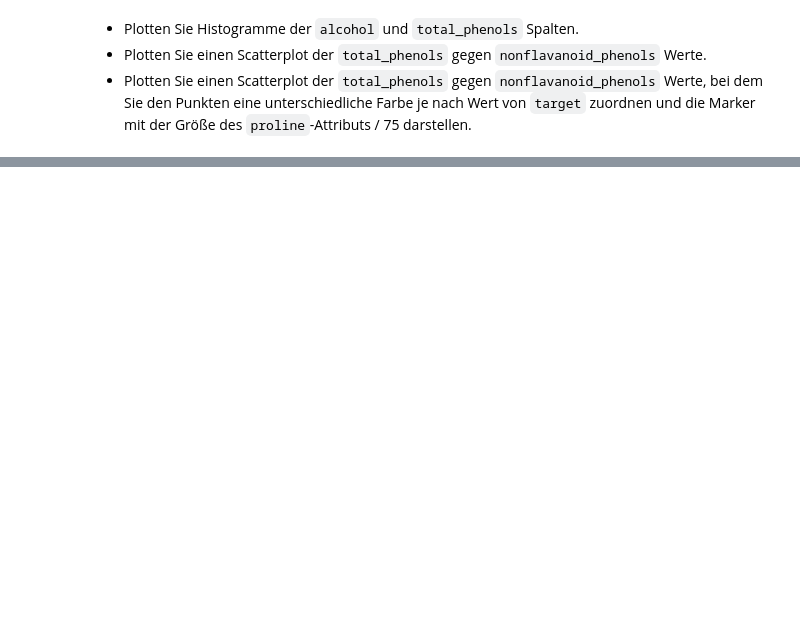
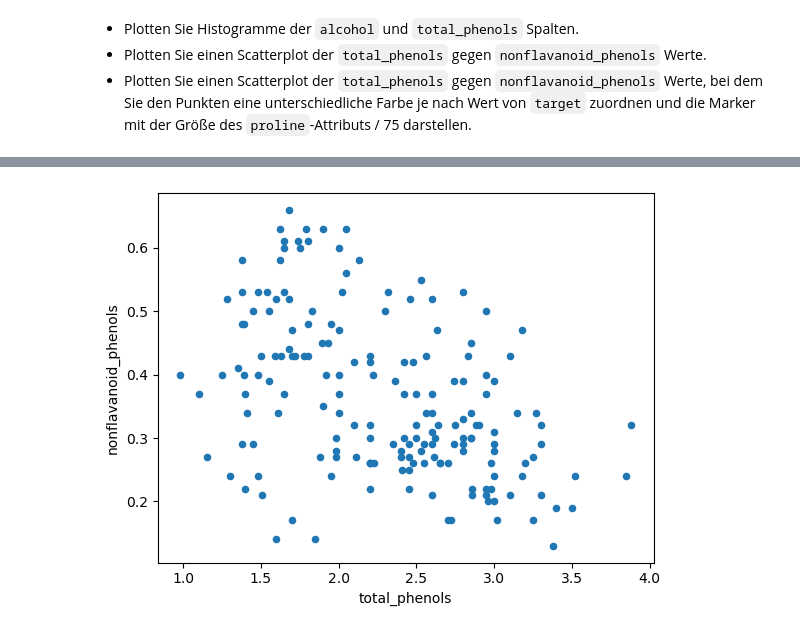
Before and after one commit to CeKo-it/ml-grundkurs, a Jupyter notebook: ml-grundkurs 2/Notebooks/CodeAlong/Pandas/03 Pandas Data Frames Basics.ipynb, the cells around one changed output, grey strips where cells are left out. Cells and saved outputs as stored; diff of their text form; code cells hidden in the pictures; blank space fills up the shorter version.

```diff
--- a/ml-grundkurs 2/Notebooks/CodeAlong/Pandas/03 Pandas Data Frames Basics.ipynb
+++ b/ml-grundkurs 2/Notebooks/CodeAlong/Pandas/03 Pandas Data Frames Basics.ipynb
@@ -694,0 +825,5 @@ gespeichert.
+# %%
+df_wines.plot(kind="scatter", x="total_phenols", y="nonflavanoid_phenols")
+plt.show()
+# %% [output]
+[figure, added]
```
Also changed, not shown: parts of 15 cells of this notebook.
